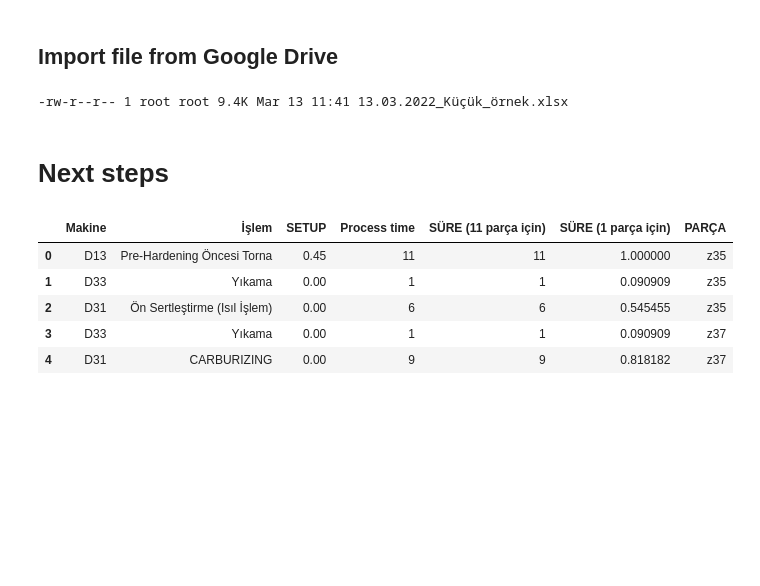
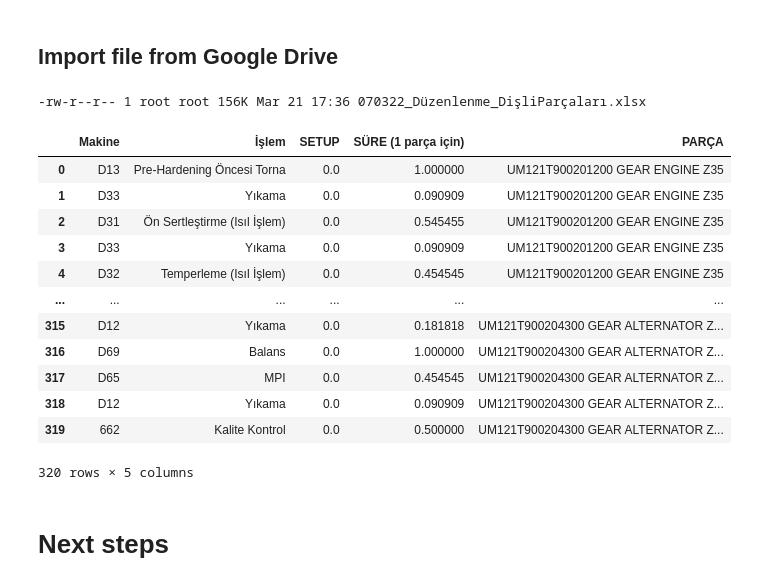
Before and after one commit to SevilAnna/GraduationProject, a Jupyter notebook: EMU403_code.ipynb, the cells around one changed output. Drawn from its saved outputs; the diff is of its cells as text; code cells hidden in the pictures; blank space fills up the shorter version.

```diff
--- a/EMU403_code.ipynb
+++ b/EMU403_code.ipynb
@@ -38,7 +55,7 @@ file_id = '10QcnE8uktxxG4SU8u1O94MOxqrXea2v2'
 downloaded = drive.CreateFile({'id': file_id})
 # %%
-downloaded.GetContentFile('13.03.2022_Küçük_örnek.xlsx')
-!ls -lha 13.03.2022_Küçük_örnek.xlsx
+downloaded.GetContentFile('070322_Düzenlenme_DişliParçaları.xlsx')  # 13.03.2022_Küçük_örnek
+!ls -lha 070322_Düzenlenme_DişliParçaları.xlsx
 !pip install -q xlrd
 # %% [output]
--rw-r--r-- 1 root root 9.4K Mar 13 11:41 13.03.2022_Küçük_örnek.xlsx
+-rw-r--r-- 1 root root 156K Mar 21 17:36 070322_Düzenlenme_DişliParçaları.xlsx
@@ -47,11 +62,24 @@ df = pd.read_excel('13.03.2022_Küçük_örnek.xlsx')
+# %%
+from openpyxl import Workbook,load_workbook
+df = pd.read_excel('070322_Düzenlenme_DişliParçaları.xlsx', sheet_name='Anka', header=0)
+del df['SÜRE (11 parça için)']
+del df['1 tanesi için kaç tane gerek']
+del df['PROSES']
+del df['Process time']
+df
+# %% [output]
+|  | Makine | İşlem | SETUP | SÜRE (1 parça için) | PARÇA |
+| 0 | D13 | Pre-Hardening Öncesi Torna | 0.0 | 1.000000 | UM121T900201200 GEAR ENGINE Z35 |
+| 1 | D33 | Yıkama | 0.0 | 0.090909 | UM121T900201200 GEAR ENGINE Z35 |
+| 2 | D31 | Ön Sertleştirme (Isıl İşlem) | 0.0 | 0.545455 | UM121T900201200 GEAR ENGINE Z35 |
+| 3 | D33 | Yıkama | 0.0 | 0.090909 | UM121T900201200 GEAR ENGINE Z35 |
+| 4 | D32 | Temperleme (Isıl İşlem) | 0.0 | 0.454545 | UM121T900201200 GEAR ENGINE Z35 |
+| ... | ... | ... | ... | ... | ... |
+| 315 | D12 | Yıkama | 0.0 | 0.181818 | UM121T900204300 GEAR ALTERNATOR Z... |
+| 316 | D69 | Balans | 0.0 | 1.000000 | UM121T900204300 GEAR ALTERNATOR Z... |
+| 317 | D65 | MPI | 0.0 | 0.454545 | UM121T900204300 GEAR ALTERNATOR Z... |
+| 318 | D12 | Yıkama | 0.0 | 0.090909 | UM121T900204300 GEAR ALTERNATOR Z... |
+| 319 | 662 | Kalite Kontrol | 0.0 | 0.500000 | UM121T900204300 GEAR ALTERNATOR Z... |
+320 rows × 5 columns
 # %% [markdown]
 # Next steps
-# %%
-df
-# %% [output]
-|  | Makine | İşlem | SETUP | Process time | SÜRE (11 parça için) | SÜRE (1 parça için) | PARÇA |
-| 0 | D13 | Pre-Hardening Öncesi Torna | 0.45 | 11 | 11 | 1.000000 | z35 |
-| 1 | D33 | Yıkama | 0.00 | 1 | 1 | 0.090909 | z35 |
-| 2 | D31 | Ön Sertleştirme (Isıl İşlem) | 0.00 | 6 | 6 | 0.545455 | z35 |
-| 3 | D33 | Yıkama | 0.00 | 1 | 1 | 0.090909 | z37 |
-| 4 | D31 | CARBURIZING | 0.00 | 9 | 9 | 0.818182 | z37 |
```
Also changed, not shown: parts of 11 cells of this notebook.
